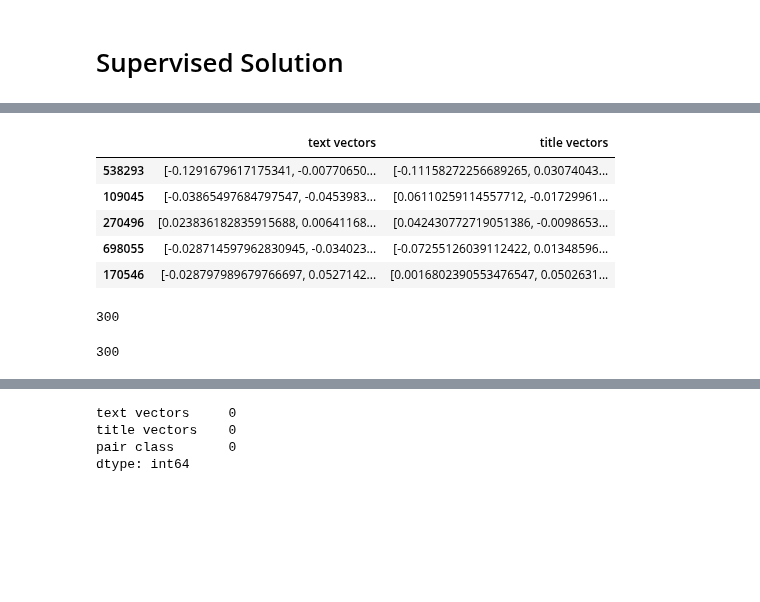
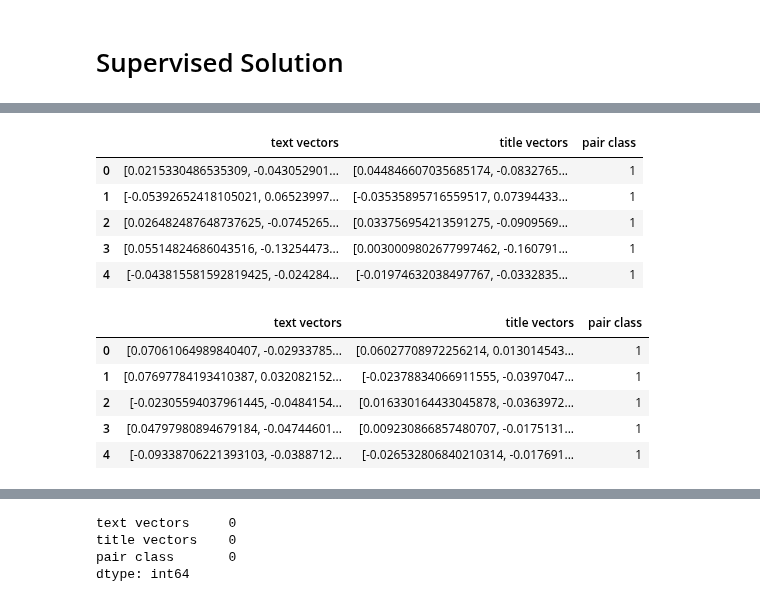
Before and after one commit to innawendell/Describing-Data-, a Jupyter notebook: Ads.ipynb, the cells around one changed output, grey strips where cells are left out. Saved outputs shown, nothing was run; the diff lists cells and outputs as text; code cells hidden in the pictures; blank space fills up the shorter version.

```diff
--- a/Ads.ipynb
+++ b/Ads.ipynb
@@ -377,8 +514,9 @@ for row in range(len(training_df)):
 # %%
 # vectorization of the ads text
-for row in range(len(test_df)):
-    vector = result_vector(test_df.iloc[row, 0])
+text_vectors_test = []
+for row in range(len(test_df_mixed)):
+    vector = result_vector(test_df_mixed.iloc[row, 0])
     if vector is not None:
-        test_df.iloc[row, 0] = vector[0]
+        text_vectors_test.append(vector[0])
     else:
-        test_df.iloc[row, 0] = 'M'
+        text_vectors_test.append('M')
@@ -385,10 +527,13 @@ for row in range(len(test_df)):
 # %%
 # vectorization of the ads title
-for row in range(len(training_df)):
-    vector = result_vector(training_df.iloc[row, 1])
+title_vectors = []
+for row in range(len(training_df_mixed)):
+    vector = result_vector(training_df_mixed.iloc[row, 1])
     if vector is not None:
-        training_df.iloc[row, 1] = vector[0]
+        title_vectors.append(vector[0])
     else:
-        training_df.iloc[row, 1] = 'M'
+        title_vectors.append('M')
+# %%
+training_df_mixed_vectorized['title vectors'] = title_vectors
 # %%
 # vectorization of the ads title
@@ -401,17 +549,17 @@ for row in range(len(test_df)):
+# %%
+# remove vectors with that are comprised exclusively of the words that are missing from our vocabulary
+
+training_df_mixed_vectorized= training_df_mixed_vectorized[training_df_mixed_vectorized['text vectors'] != 'M']
+training_df_mixed_vectorized = training_df_mixed_vectorized[training_df_mixed_vectorized['title vectors'] != 'M']
+
+test_df_mixed_vectorized= test_df_mixed_vectorized[test_df_mixed_vectorized['text vectors'] != 'M']
+test_df_mixed_vectorized = test_df_mixed_vectorized[test_df_mixed_vectorized['title vectors'] != 'M']
 # %%
-training_df.head()
+training_df_mixed_vectorized.head()
 # %% [output]
-|  | text vectors | title vectors |
-| 538293 | [-0.1291679617175341, -0.00770650... | [-0.11158272256689265, 0.03074043... |
-| 109045 | [-0.03865497684797547, -0.0453983... | [0.06110259114557712, -0.01729961... |
-| 270496 | [0.023836182835915688, 0.00641168... | [0.042430772719051386, -0.0098653... |
-| 698055 | [-0.028714597962830945, -0.034023... | [-0.07255126039112422, 0.01348596... |
-| 170546 | [-0.028797989679766697, 0.0527142... | [0.0016802390553476547, 0.0502631... |
+|  | text vectors | title vectors | pair class |
+| 0 | [0.0215330486535309, -0.043052901... | [0.044846607035685174, -0.0832765... | 1 |
+| 1 | [-0.05392652418105021, 0.06523997... | [-0.03535895716559517, 0.07394433... | 1 |
+| 2 | [0.026482487648737625, -0.0745265... | [0.033756954213591275, -0.0909569... | 1 |
+| 3 | [0.05514824686043516, -0.13254473... | [0.0030009802677997462, -0.160791... | 1 |
+| 4 | [-0.043815581592819425, -0.024284... | [-0.01974632038497767, -0.0332835... | 1 |
-# %%
-len(test_df.iloc[0, 0])
-# %% [output]
-300
-# %%
-len(training_df.iloc[0, 0])
-# %% [output]
-300
@@ -426,3 +566,12 @@ test_df = test_df[test_df['title vectors'] != 'M']
+# %%
+test_df_mixed_vectorized.head()
+# %% [output]
+|  | text vectors | title vectors | pair class |
+| 0 | [0.07061064989840407, -0.02933785... | [0.06027708972256214, 0.013014543... | 1 |
+| 1 | [0.07697784193410387, 0.032082152... | [-0.02378834066911555, -0.0397047... | 1 |
+| 2 | [-0.02305594037961445, -0.0484154... | [0.016330164433045878, -0.0363972... | 1 |
+| 3 | [0.04797980894679184, -0.04744601... | [0.009230866857480707, -0.0175131... | 1 |
+| 4 | [-0.09338706221393103, -0.0388712... | [-0.026532806840210314, -0.017691... | 1 |
 # %%
 def cosine_between_rows(row):
     sim = cosine_similarity(row['text vectors'].reshape(1, -1), row['title vectors'].reshape(1, -1))
```
Also changed, not shown: parts of 160 cells of this notebook.
